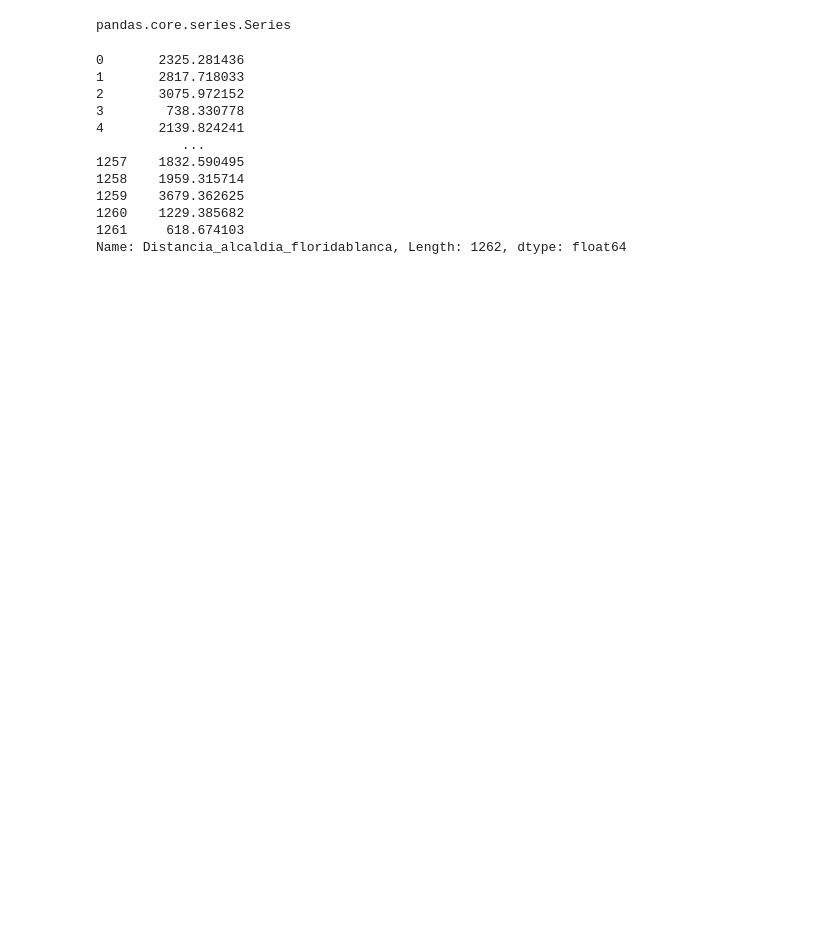
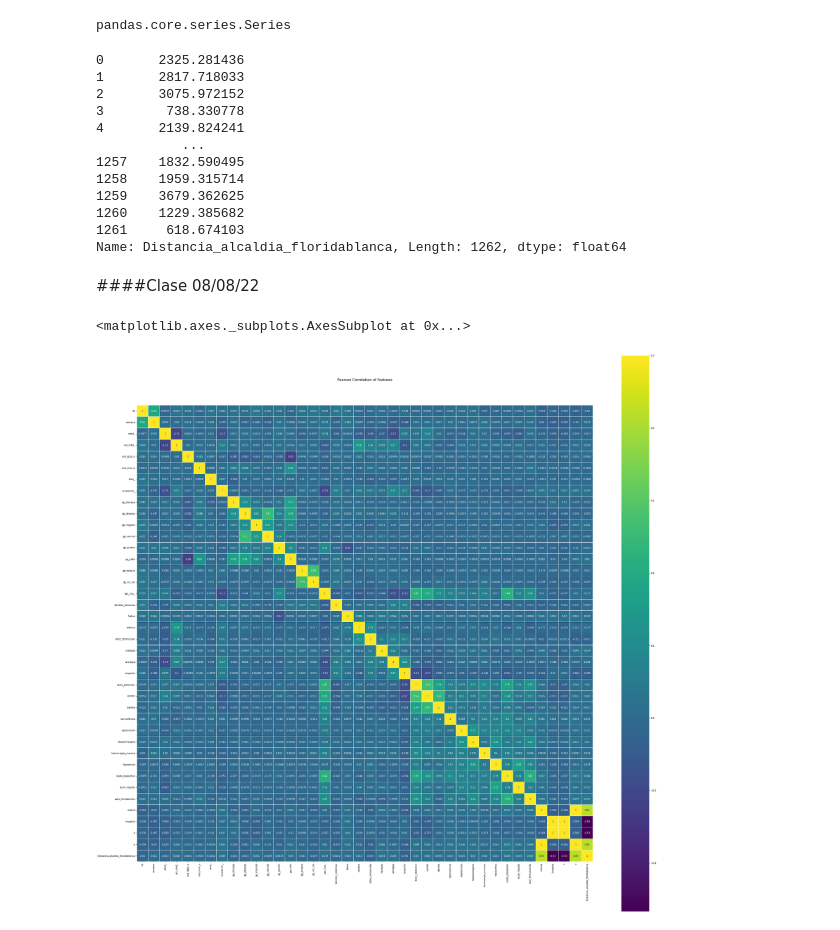
Before and after one commit to camilod529/cd_202202_Camilo_Duran, a Jupyter notebook: Taller_1.ipynb, the cells around one changed output. Drawn from its saved outputs; the diff is of its cells as text; code cells hidden in the pictures; blank space fills up the shorter version.

Commit message:
Clase 08/08/22

```diff
--- a/Taller_1.ipynb
+++ b/Taller_1.ipynb
@@ -104,3 +101,24 @@ df['Distancia_alcaldia_floridablanca']
 1260    1229.385682
 1261     618.674103
 Name: Distancia_alcaldia_floridablanca, Length: 1262, dtype: float64
+# %% [markdown]
+####Clase 08/08/22
+# %%
+datosf = df
+datosf = datosf.select_dtypes(exclude=['object', 'datetime64'])
+datosf = datosf.drop('año', axis=1)
+datosf = datosf.drop('cod_pais_o', axis=1)
+datosf = datosf.drop('condicion_final', axis=1)
+datosf = datosf.drop('fecha_defuncion', axis=1)
+datosf = datosf.drop('certif_defuncion', axis=1)
+# %%
+import matplotlib.pyplot as plt
+import seaborn as sb
+
+colormap = plt.cm.viridis
+plt.figure(figsize=(44,44))
+plt.title('Pearson Correlation of Features', y=1.05, size=15)
+sb.heatmap(datosf.astype(float).corr(), linewidths=0.1, vmax=1.0, square=True, cmap=colormap, linecolor='white', annot=True)
+# %% [output]
+<matplotlib.axes._subplots.AxesSubplot at 0x...>
+[figure, added]
```
Also changed, not shown: parts of 5 cells of this notebook.
